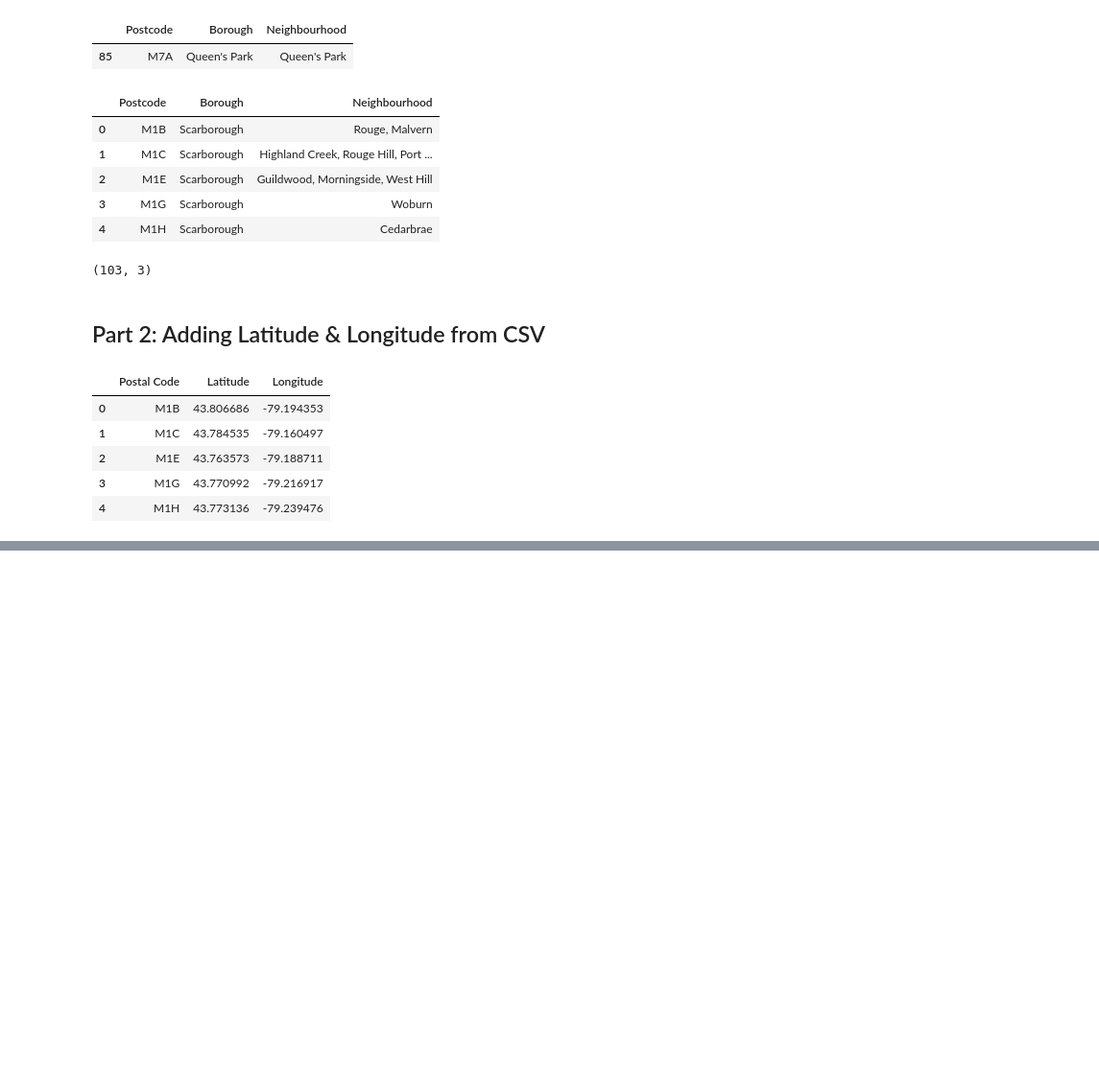
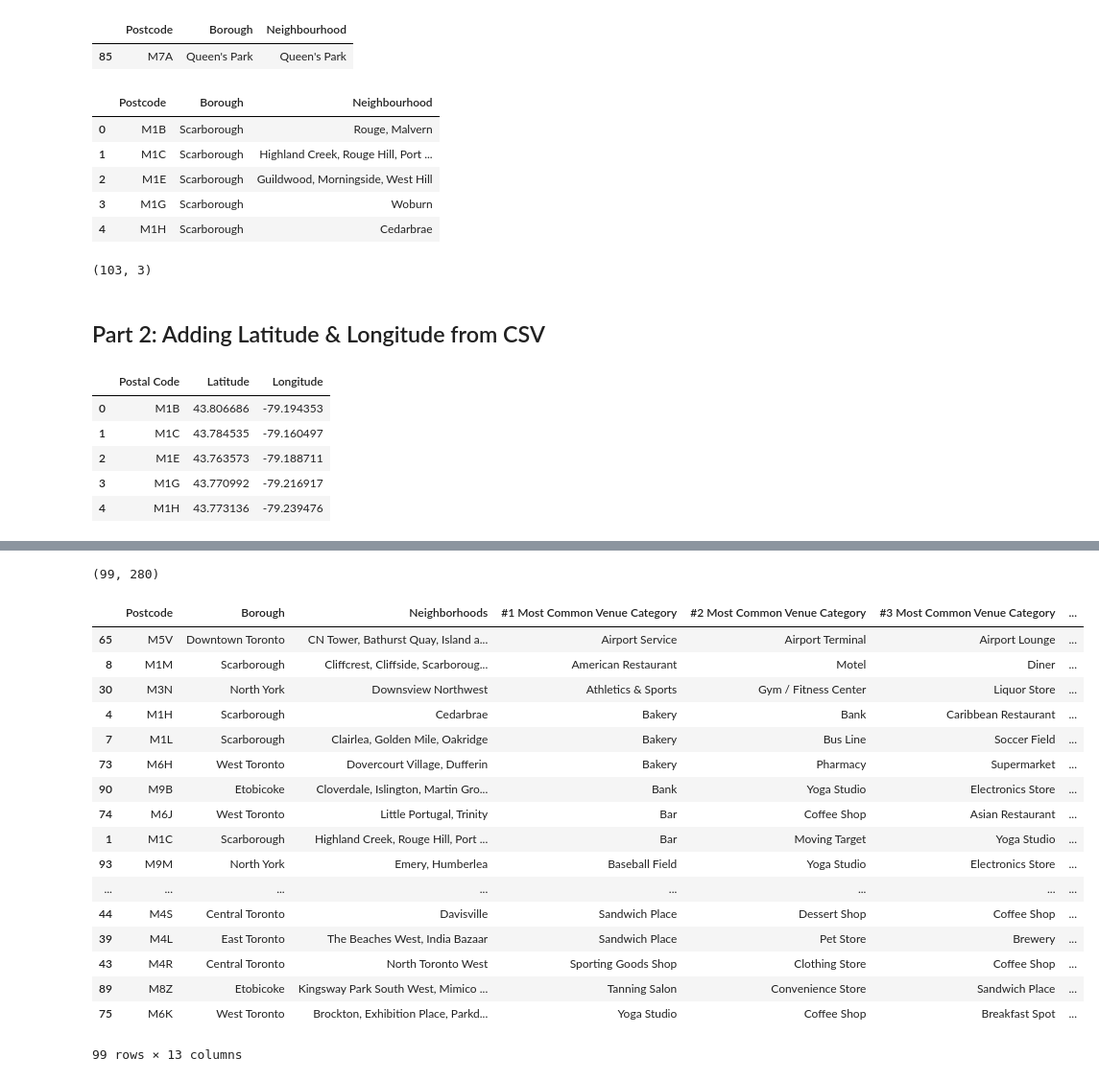
Before and after one commit to jordan-pierre/Coursera_Capstone, a Jupyter notebook: segmenting+clustering-in-toronto.ipynb, the cells around one changed output, grey strips where cells are left out. Shown: that part at 96% size. Cells and saved outputs as stored; diff of their text form; code cells hidden in the pictures; blank space fills up the shorter version.

```diff
--- a/segmenting+clustering-in-toronto.ipynb
+++ b/segmenting+clustering-in-toronto.ipynb
@@ -126,0 +231,15 @@ cleansed_coord_df.head()
+# %%
+# Perform one hot encoding on venues category
+onehot_df = pd.get_dummies(venues_df[['VenueCategory']], prefix="", prefix_sep="")
+
+# add postal, borough and neighborhood column back to dataframe
+onehot_df['Postcode'] = venues_df['Postcode']
+onehot_df['Borough'] = venues_df['Borough']
+onehot_df['Neighborhoods'] = venues_df['Neighbourhood']
+
+# move postal, borough and neighborhood column to the first column
+fixed_columns = list(onehot_df.columns[-3:]) + list(onehot_df.columns[:-3])
+onehot_df = onehot_df[fixed_columns]
+
+print(onehot_df.shape)
+onehot_df.head()
@@ -126,0 +255,5 @@ cleansed_coord_df.head()
+# %%
+# Group the one hot values by postal code
+venues_freq_df = onehot_df.groupby(['Postcode', 'Borough', 'Neighborhoods']).mean().reset_index()
+print(venues_freq_df.shape)
+venues_freq_df.head()
@@ -126,0 +269,46 @@ cleansed_coord_df.head()
+# %%
+# Number of top venues to record (ie top 10)
+num_top_venues = 10
+
+# Generate column names
+area_cols = ['Postcode', 'Borough', 'Neighborhoods']
+freq_cols = []
+for i in range(num_top_venues):
+    freq_cols.append('#{} Most Common Venue Category'.format(i + 1))
+
+cols = area_cols + freq_cols
+
+# Build the dataframe
+neighborhood_venues_df = pd.DataFrame(columns=cols)
+neighborhood_venues_df['Postcode'] = venues_freq_df['Postcode']
+neighborhood_venues_df['Borough'] = venues_freq_df['Borough']
+neighborhood_venues_df['Neighborhoods'] = venues_freq_df['Neighborhoods']
+
+print(venues_freq_df.shape)
+for i in range(venues_freq_df.shape[0]):
+    row_categories = venues_freq_df.iloc[i, :].iloc[3:]
+    row_categories_sorted = row_categories.sort_values(ascending=False)
+    neighborhood_venues_df.iloc[i, 3:] = row_categories_sorted.index.values[0:num_top_venues]
+
+neighborhood_venues_df.sort_values(freq_cols, inplace=True)
+neighborhood_venues_df
+# %% [output]
+(99, 280)
+|  | Postcode | Borough | Neighborhoods | #1 Most Common Venue Category | #2 Most Common Venue Category | #3 Most Common Venue Category | ... |
+| 65 | M5V | Downtown Toronto | CN Tower, Bathurst Quay, Island a... | Airport Service | Airport Terminal | Airport Lounge | ... |
+| 8 | M1M | Scarborough | Cliffcrest, Cliffside, Scarboroug... | American Restaurant | Motel | Diner | ... |
+| 30 | M3N | North York | Downsview Northwest | Athletics & Sports | Gym / Fitness Center | Liquor Store | ... |
+| 4 | M1H | Scarborough | Cedarbrae | Bakery | Bank | Caribbean Restaurant | ... |
+| 7 | M1L | Scarborough | Clairlea, Golden Mile, Oakridge | Bakery | Bus Line | Soccer Field | ... |
+| 73 | M6H | West Toronto | Dovercourt Village, Dufferin | Bakery | Pharmacy | Supermarket | ... |
+| 90 | M9B | Etobicoke | Cloverdale, Islington, Martin Gro... | Bank | Yoga Studio | Electronics Store | ... |
+| 74 | M6J | West Toronto | Little Portugal, Trinity | Bar | Coffee Shop | Asian Restaurant | ... |
+| 1 | M1C | Scarborough | Highland Creek, Rouge Hill, Port ... | Bar | Moving Target | Yoga Studio | ... |
+| 93 | M9M | North York | Emery, Humberlea | Baseball Field | Yoga Studio | Electronics Store | ... |
+| ... | ... | ... | ... | ... | ... | ... | ... |
+| 44 | M4S | Central Toronto | Davisville | Sandwich Place | Dessert Shop | Coffee Shop | ... |
+| 39 | M4L | East Toronto | The Beaches West, India Bazaar | Sandwich Place | Pet Store | Brewery | ... |
+| 43 | M4R | Central Toronto | North Toronto West | Sporting Goods Shop | Clothing Store | Coffee Shop | ... |
+| 89 | M8Z | Etobicoke | Kingsway Park South West, Mimico ... | Tanning Salon | Convenience Store | Sandwich Place | ... |
+| 75 | M6K | West Toronto | Brockton, Exhibition Place, Parkd... | Yoga Studio | Coffee Shop | Breakfast Spot | ... |
+99 rows × 13 columns
```
Also changed, not shown: parts of 19 cells of this notebook.
